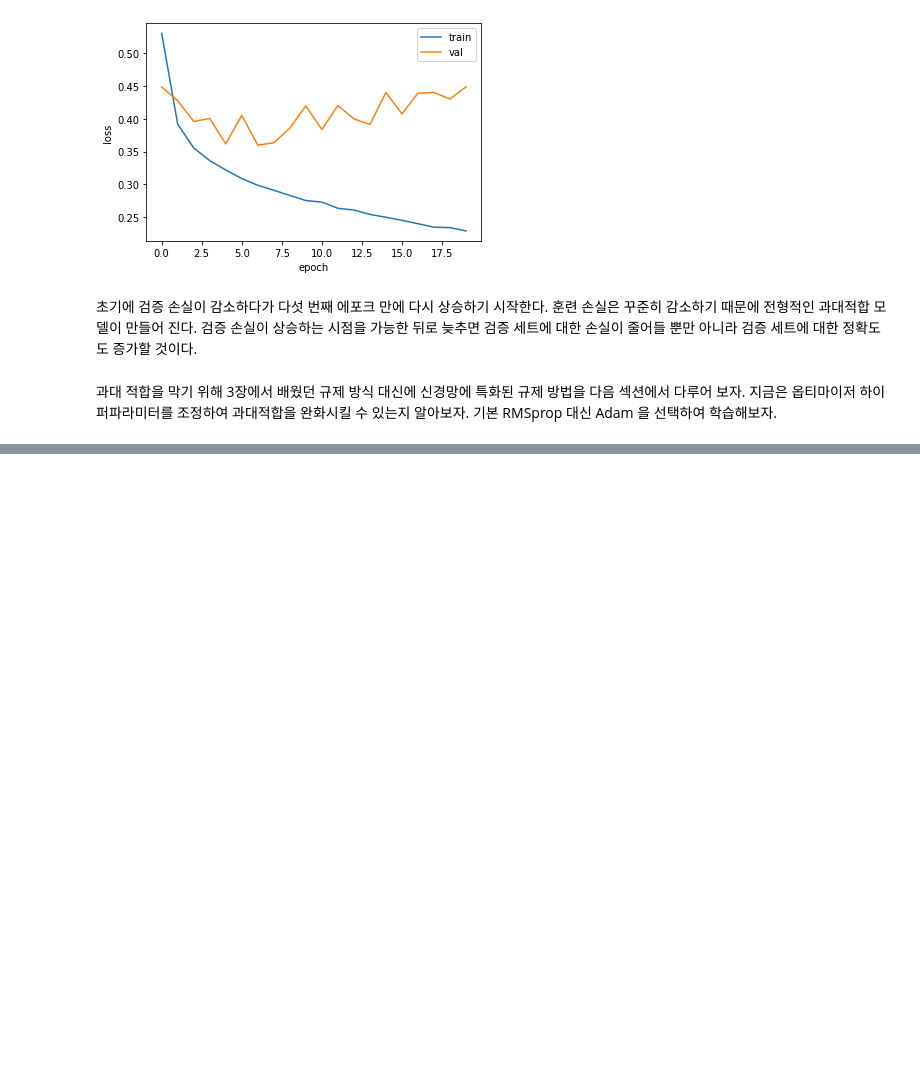
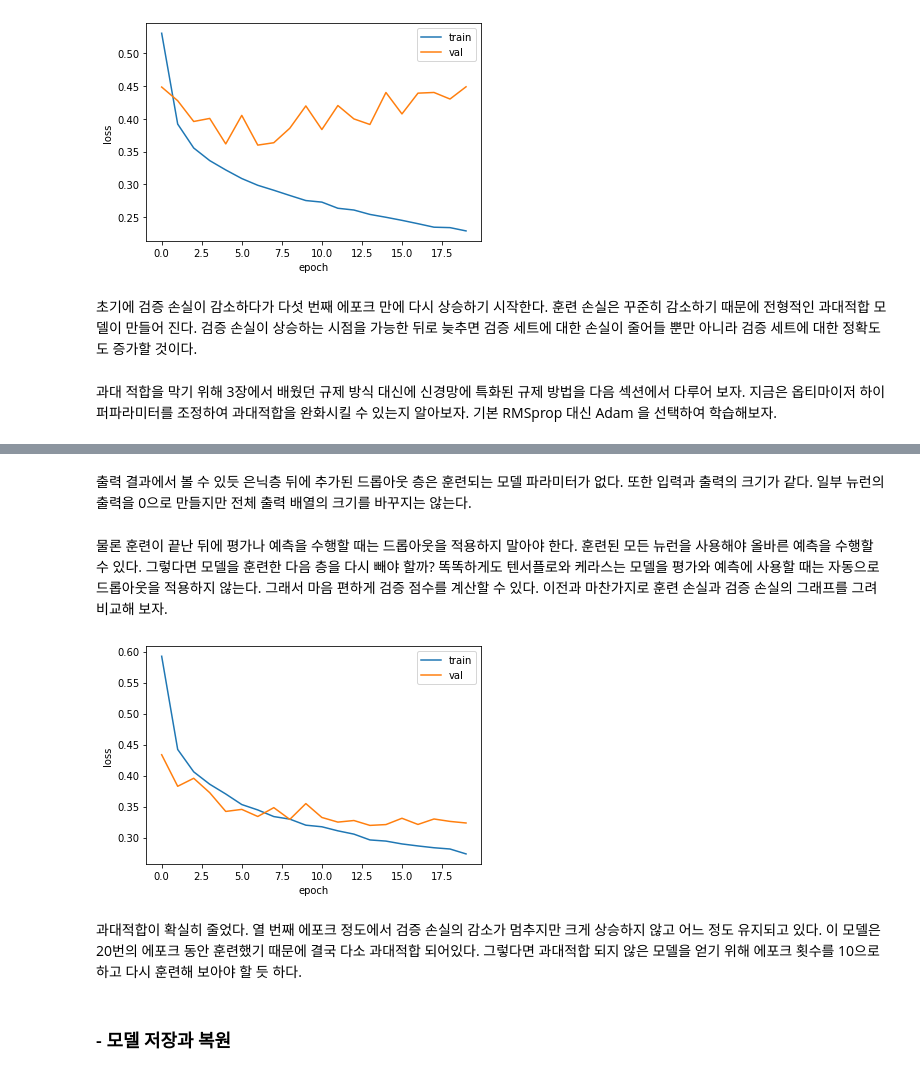
Before and after one commit to jaeyoon89/machinlearnig_deeplearning_study, a Jupyter notebook: mldl_ch7-3_neural_model_train.ipynb, the cells around one changed output, grey strips where cells are left out. Saved outputs shown, nothing was run; the diff lists cells and outputs as text; code cells hidden in the pictures; blank space fills up the shorter version.

```diff
--- a/mldl_ch7-3_neural_model_train.ipynb
+++ b/mldl_ch7-3_neural_model_train.ipynb
@@ -152,0 +165,3 @@ plt.show()
+# %%
+model = model_fn(keras.layers.Dropout(0.3))
+model.summary()
@@ -152,0 +185,20 @@ plt.show()
+# %% [markdown]
+출력 결과에서 볼 수 있듯 은닉층 뒤에 추가된 드롭아웃 층은 훈련되는 모델 파라미터가 없다. 또한 입력과 출력의 크기가 같다. 일부 뉴런의 출력을 0으로 만들지만 전체 출력 배열의 크기를 바꾸지는 않는다.
+# %% [markdown]
+물론 훈련이 끝난 뒤에 평가나 예측을 수행할 때는 드롭아웃을 적용하지 말아야 한다. 훈련된 모든 뉴런을 사용해야 올바른 예측을 수행할 수 있다. 그렇다면 모델을 훈련한 다음 층을 다시 빼야 할까? 똑똑하게도 텐서플로와 케라스는 모델을 평가와 예측에 사용할 때는 자동으로 드롭아웃을 적용하지 않는다. 그래서 마음 편하게 검증 점수를 계산할 수 있다. 이전과 마찬가지로 훈련 손실과 검증 손실의 그래프를 그려 비교해 보자.
+# %%
+model.compile(optimizer = 'adam',loss = 'sparse_categorical_crossentropy', metrics = ['accuracy'])
+history = model.fit(train_scaled, train_target, epochs=20, verbose=0, validation_data=(val_scaled, val_target))
+
+plt.plot(history.history['loss'])
+plt.plot(history.history['val_loss'])
+plt.xlabel('epoch')
+plt.ylabel('loss')
+plt.legend(['train','val'])
+plt.show()
+# %% [output]
+[figure, added]
+# %% [markdown]
+과대적합이 확실히 줄었다. 열 번째 에포크 정도에서 검증 손실의 감소가 멈추지만 크게 상승하지 않고 어느 정도 유지되고 있다. 이 모델은 20번의 에포크 동안 훈련했기 때문에 결국 다소 과대적합 되어있다. 그렇다면 과대적합 되지 않은 모델을 얻기 위해 에포크 횟수를 10으로 하고 다시 훈련해 보아야 할 듯 하다.
+# %% [markdown]
+### - 모델 저장과 복원
```
Also changed, not shown: parts of 7 cells of this notebook.
